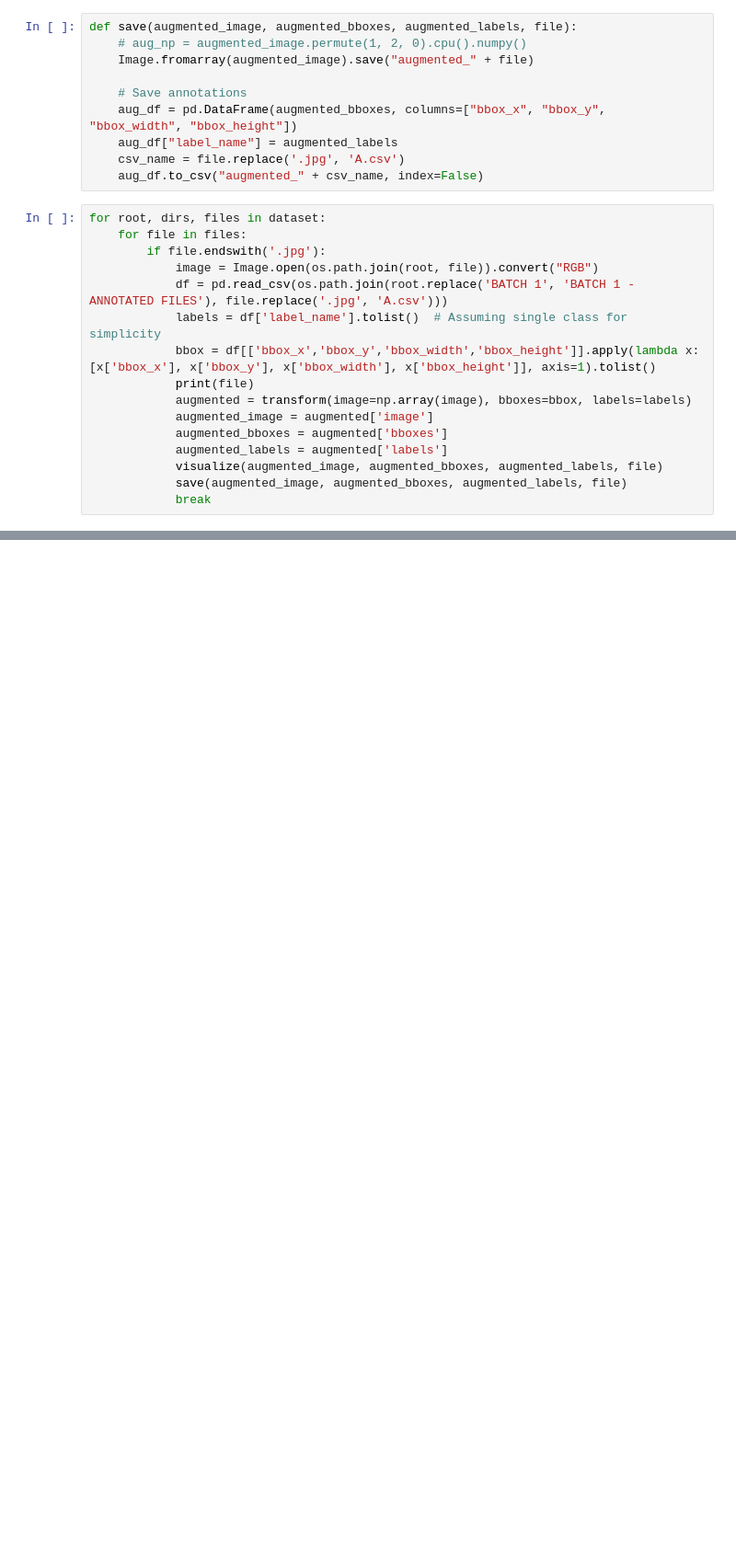
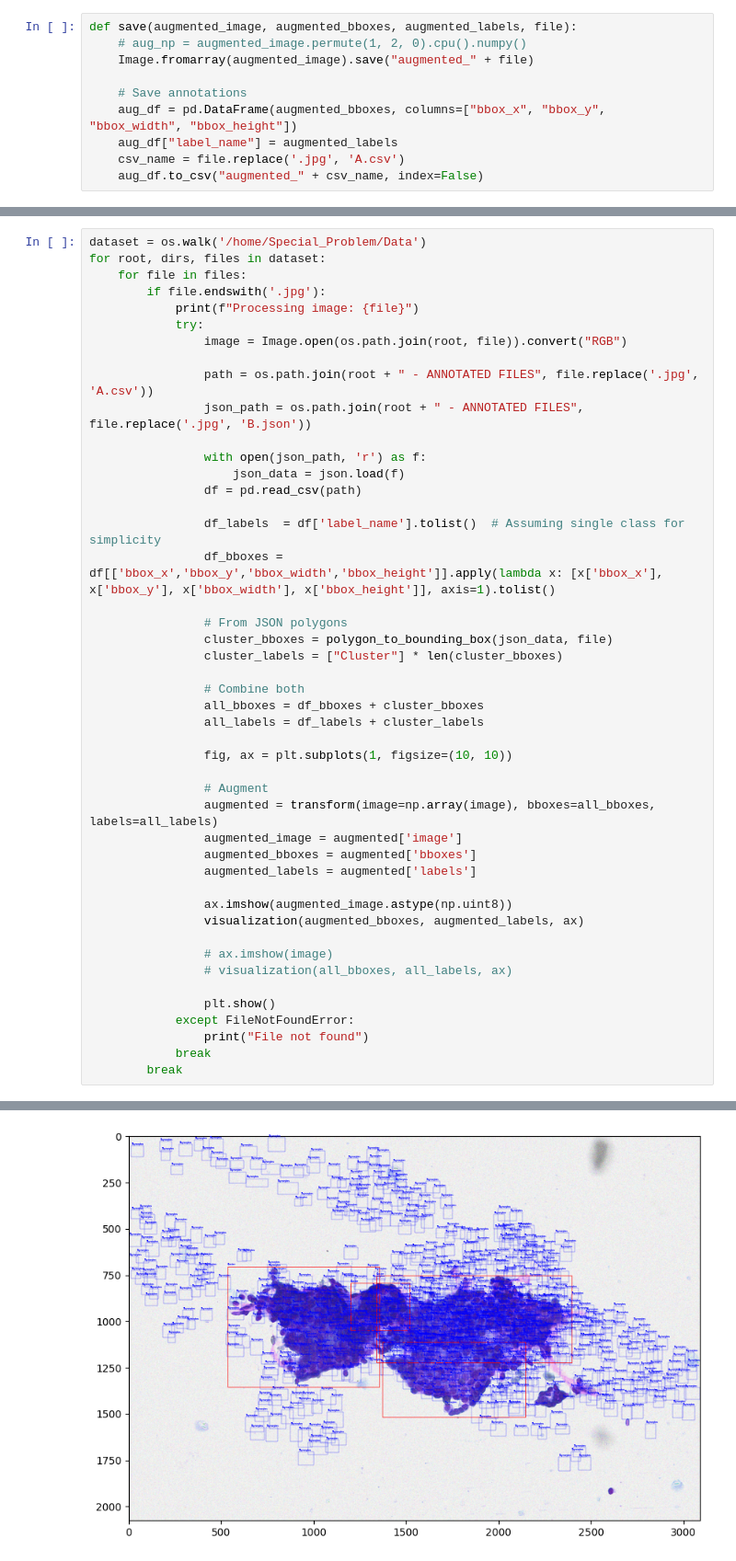
Before and after one commit to avrilnigelchua0412/Special_Problem, a Jupyter notebook: Special_Problem/preprocess.ipynb, the cells around one changed output, grey strips where cells are left out. Shown at 92% size. Drawn from its saved outputs; the diff is of its cells as text; blank space fills up the shorter version.

```diff
--- a/Special_Problem/preprocess.ipynb
+++ b/Special_Problem/preprocess.ipynb
@@ -135,19 +62,3 @@ def save(augmented_image, augmented_bboxes, augmented_labels, file):
     aug_df["label_name"] = augmented_labels
     csv_name = file.replace('.jpg', 'A.csv')
     aug_df.to_csv("augmented_" + csv_name, index=False)
-# %%
-for root, dirs, files in dataset:
-    for file in files:
-        if file.endswith('.jpg'):
-            image = Image.open(os.path.join(root, file)).convert("RGB")
-            df = pd.read_csv(os.path.join(root.replace('BATCH 1', 'BATCH 1 - ANNOTATED FILES'), file.replace('.jpg', 'A.csv')))
-            labels = df['label_name'].tolist()  # Assuming single class for simplicity
-            bbox = df[['bbox_x','bbox_y','bbox_width','bbox_height']].apply(lambda x: [x['bbox_x'], x['bbox_y'], x['bbox_width'], x['bbox_height']], axis=1).tolist()
-            print(file)
-            augmented = transform(image=np.array(image), bboxes=bbox, labels=labels)
-            augmented_image = augmented['image']
-            augmented_bboxes = augmented['bboxes']
-            augmented_labels = augmented['labels']
-            visualize(augmented_image, augmented_bboxes, augmented_labels, file)
-            save(augmented_image, augmented_bboxes, augmented_labels, file)
-            break
@@ -191,0 +89,47 @@ for root, dirs, files in dataset:
+# %%
+dataset = os.walk('/home/Special_Problem/Data')
+for root, dirs, files in dataset:
+    for file in files:
+        if file.endswith('.jpg'):
+            print(f"Processing image: {file}")
+            try:
+                image = Image.open(os.path.join(root, file)).convert("RGB")
+
+                path = os.path.join(root + " - ANNOTATED FILES", file.replace('.jpg', 'A.csv'))
+                json_path = os.path.join(root + " - ANNOTATED FILES", file.replace('.jpg', 'B.json'))
+
+                with open(json_path, 'r') as f:
+                    json_data = json.load(f)
+                df = pd.read_csv(path)
+
+                df_labels  = df['label_name'].tolist()  # Assuming single class for simplicity
+                df_bboxes = df[['bbox_x','bbox_y','bbox_width','bbox_height']].apply(lambda x: [x['bbox_x'], x['bbox_y'], x['bbox_width'], x['bbox_height']], axis=1).tolist()
+
+                # From JSON polygons
+                cluster_bboxes = polygon_to_bounding_box(json_data, file)
+                cluster_labels = ["Cluster"] * len(cluster_bboxes)
+
+                # Combine both
+                all_bboxes = df_bboxes + cluster_bboxes
+                all_labels = df_labels + cluster_labels
+
+                fig, ax = plt.subplots(1, figsize=(10, 10))
+
+                # Augment
+                augmented = transform(image=np.array(image), bboxes=all_bboxes, labels=all_labels)
+                augmented_image = augmented['image']
+                augmented_bboxes = augmented['bboxes']
+                augmented_labels = augmented['labels']
+
+                ax.imshow(augmented_image.astype(np.uint8))
+                visualization(augmented_bboxes, augmented_labels, ax)
+
+                # ax.imshow(image)
+                # visualization(all_bboxes, all_labels, ax)
+
+                plt.show()
+            except FileNotFoundError:
+                print("File not found")
+            break
+        break
+# %% [output]
@@ -191,0 +145 @@ for root, dirs, files in dataset:
+[figure, new version]
```
Also changed, not shown: parts of 12 cells of this notebook, 1 other file.
